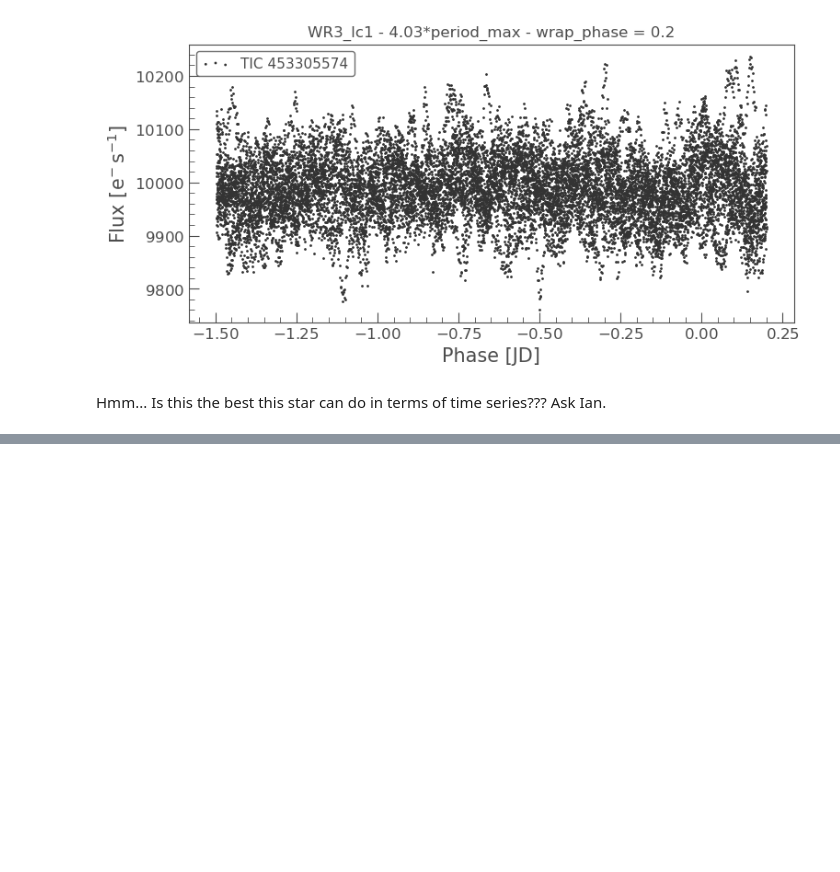
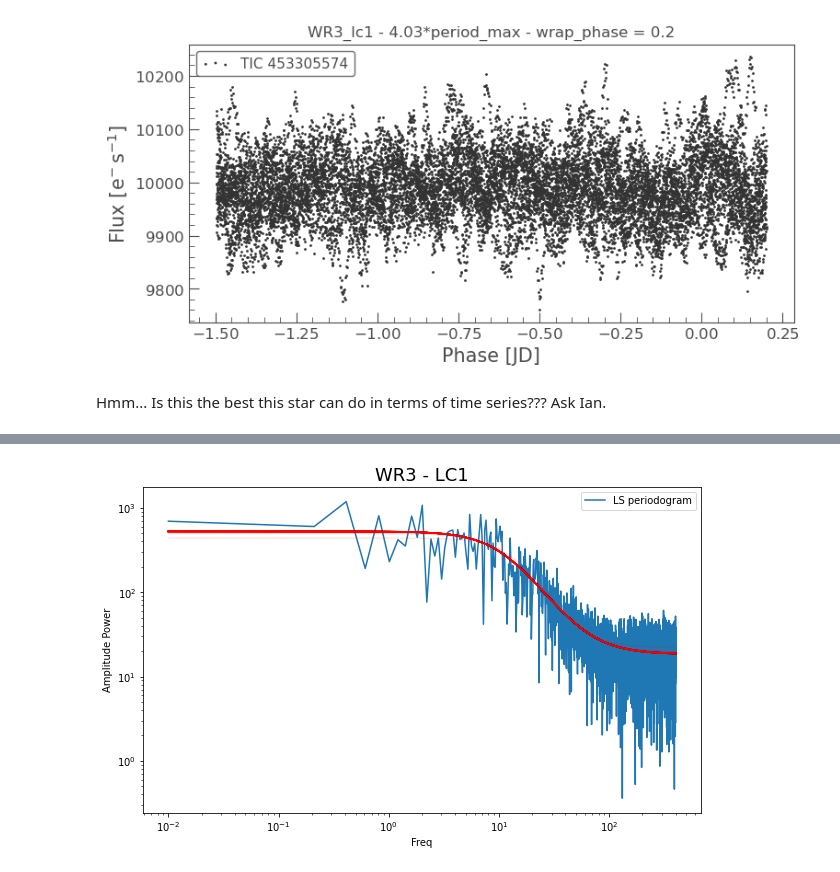
Before and after one commit to khraspyy/Y4MassiveStarsProject, a Jupyter notebook: Project/Codes/WR3/WR3_ts1.ipynb, the cells around one changed output, grey strips where cells are left out. Saved outputs shown, nothing was run; the diff lists cells and outputs as text; code cells hidden in the pictures; blank space fills up the shorter version.

```diff
--- a/Project/Codes/WR3/WR3_ts1.ipynb
+++ b/Project/Codes/WR3/WR3_ts1.ipynb
@@ -143,0 +280,20 @@ wr3_lc1.write("wr3_lc1.txt", format="ascii.fixed_width", overwrite=True)
+# %%
+def plotter(sampler,freq,amp_pow):
+    plt.ion()
+    plt.subplots(figsize=(10, 6))
+    plt.yscale('log')
+    plt.xscale('log')
+    plt.plot(freq,amp_pow,label='LS periodogram')
+    samples = sampler.flatchain
+    for theta in samples[np.random.randint(len(samples), size=100)]:
+        plt.plot(freq, model(theta, freq), color="r", alpha=0.1)
+    #plt.ticklabel_format(style='sci', axis='x', scilimits=(0,0))
+    plt.title('WR3 - LC1', fontsize=18)
+    plt.xlabel('Freq')
+    plt.ylabel('Amplitude Power')
+    plt.legend()
+    plt.show()
+
+plotter(sampler, freq, amp_pow)
+# %% [output]
+[figure, added]
```
Also changed, not shown: parts of 18 cells of this notebook.
